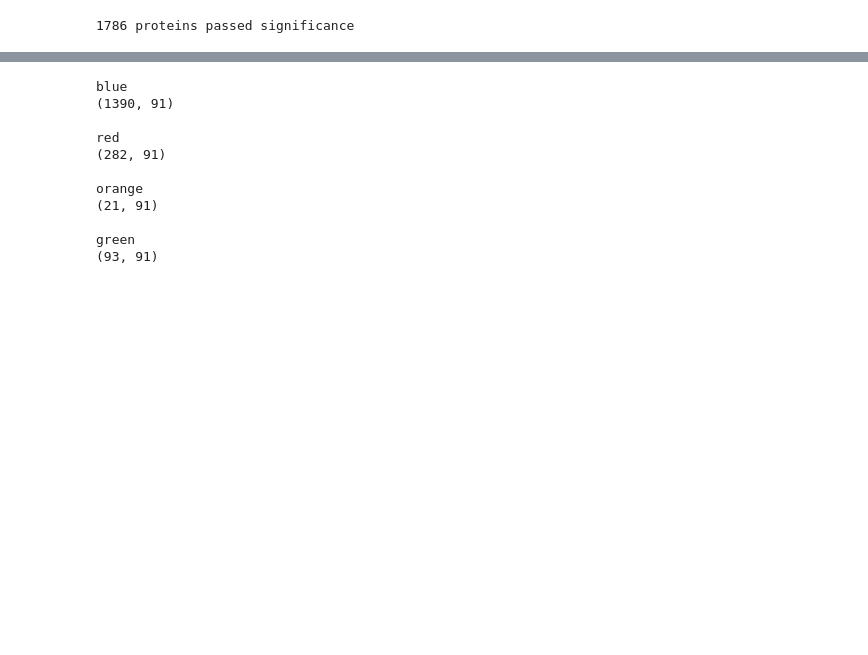
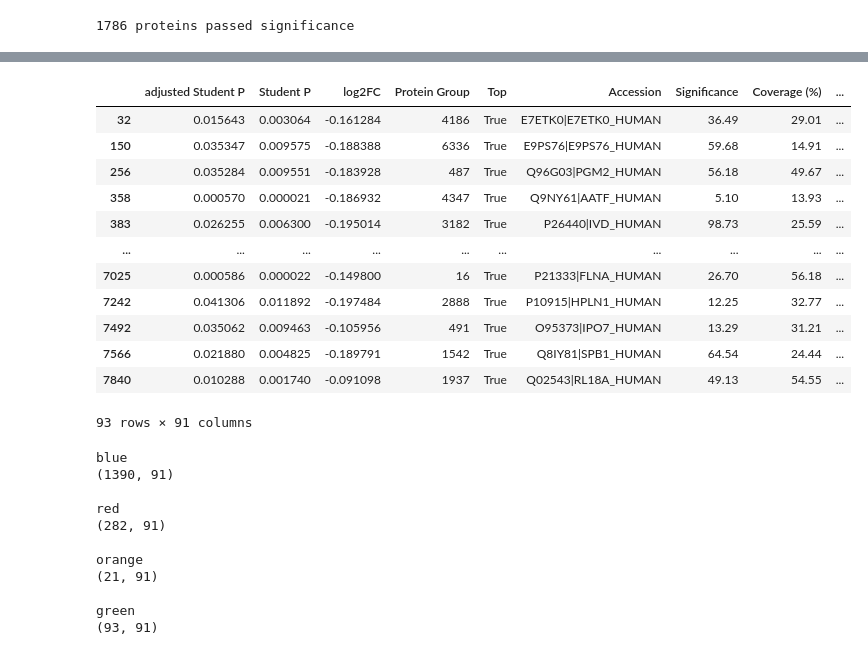
Before and after one commit to adelomana/vigur, a Jupyter notebook: 003.proteomics/volcano.24.necio.ipynb, the cells around one changed output, grey strips where cells are left out. Cells and saved outputs as stored; diff of their text form; code cells hidden in the pictures; blank space fills up the shorter version.

```diff
--- a/003.proteomics/analysis_madrid_24.ipynb
+++ b/003.proteomics/volcano.24.necio.ipynb
@@ -144,3 +144,19 @@ Wall time: 386 ms
+# %%
+subdf
+# %% [output]
+|  | adjusted Student P | Student P | log2FC | Protein Group | Top | Accession | Significance | Coverage (%) | ... |
+| 32 | 0.015643 | 0.003064 | -0.161284 | 4186 | True | E7ETK0|E7ETK0_HUMAN | 36.49 | 29.01 | ... |
+| 150 | 0.035347 | 0.009575 | -0.188388 | 6336 | True | E9PS76|E9PS76_HUMAN | 59.68 | 14.91 | ... |
+| 256 | 0.035284 | 0.009551 | -0.183928 | 487 | True | Q96G03|PGM2_HUMAN | 56.18 | 49.67 | ... |
+| 358 | 0.000570 | 0.000021 | -0.186932 | 4347 | True | Q9NY61|AATF_HUMAN | 5.10 | 13.93 | ... |
+| 383 | 0.026255 | 0.006300 | -0.195014 | 3182 | True | P26440|IVD_HUMAN | 98.73 | 25.59 | ... |
+| ... | ... | ... | ... | ... | ... | ... | ... | ... | ... |
+| 7025 | 0.000586 | 0.000022 | -0.149800 | 16 | True | P21333|FLNA_HUMAN | 26.70 | 56.18 | ... |
+| 7242 | 0.041306 | 0.011892 | -0.197484 | 2888 | True | P10915|HPLN1_HUMAN | 12.25 | 32.77 | ... |
+| 7492 | 0.035062 | 0.009463 | -0.105956 | 491 | True | O95373|IPO7_HUMAN | 13.29 | 31.21 | ... |
+| 7566 | 0.021880 | 0.004825 | -0.189791 | 1542 | True | Q8IY81|SPB1_HUMAN | 64.54 | 24.44 | ... |
+| 7840 | 0.010288 | 0.001740 | -0.091098 | 1937 | True | Q02543|RL18A_HUMAN | 49.13 | 54.55 | ... |
+93 rows × 91 columns
 # %%
 fc_threshold = numpy.log2(115/100)
 p_threshold = 0.05
```
Also changed, not shown: parts of 2 cells of this notebook, 7 other files.
